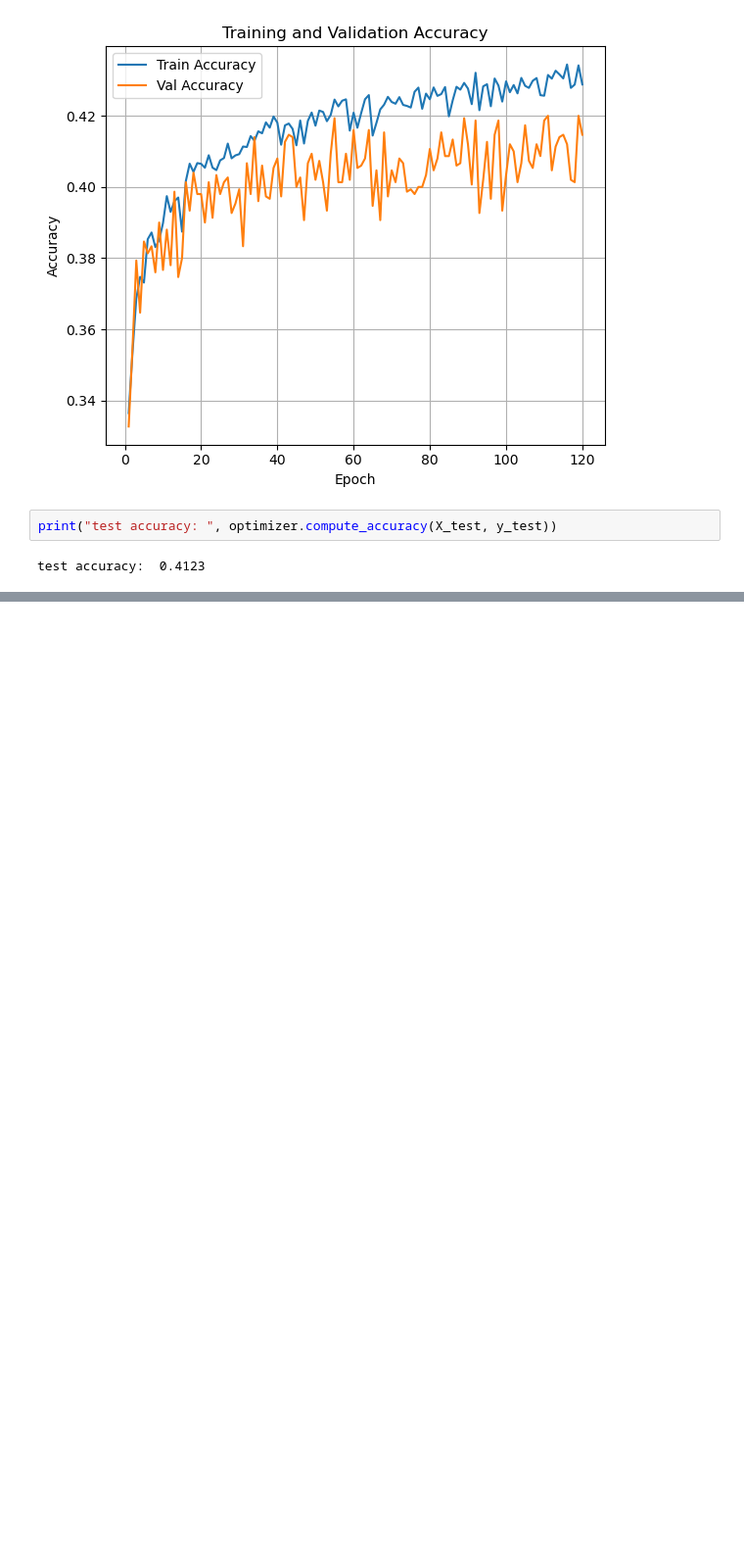
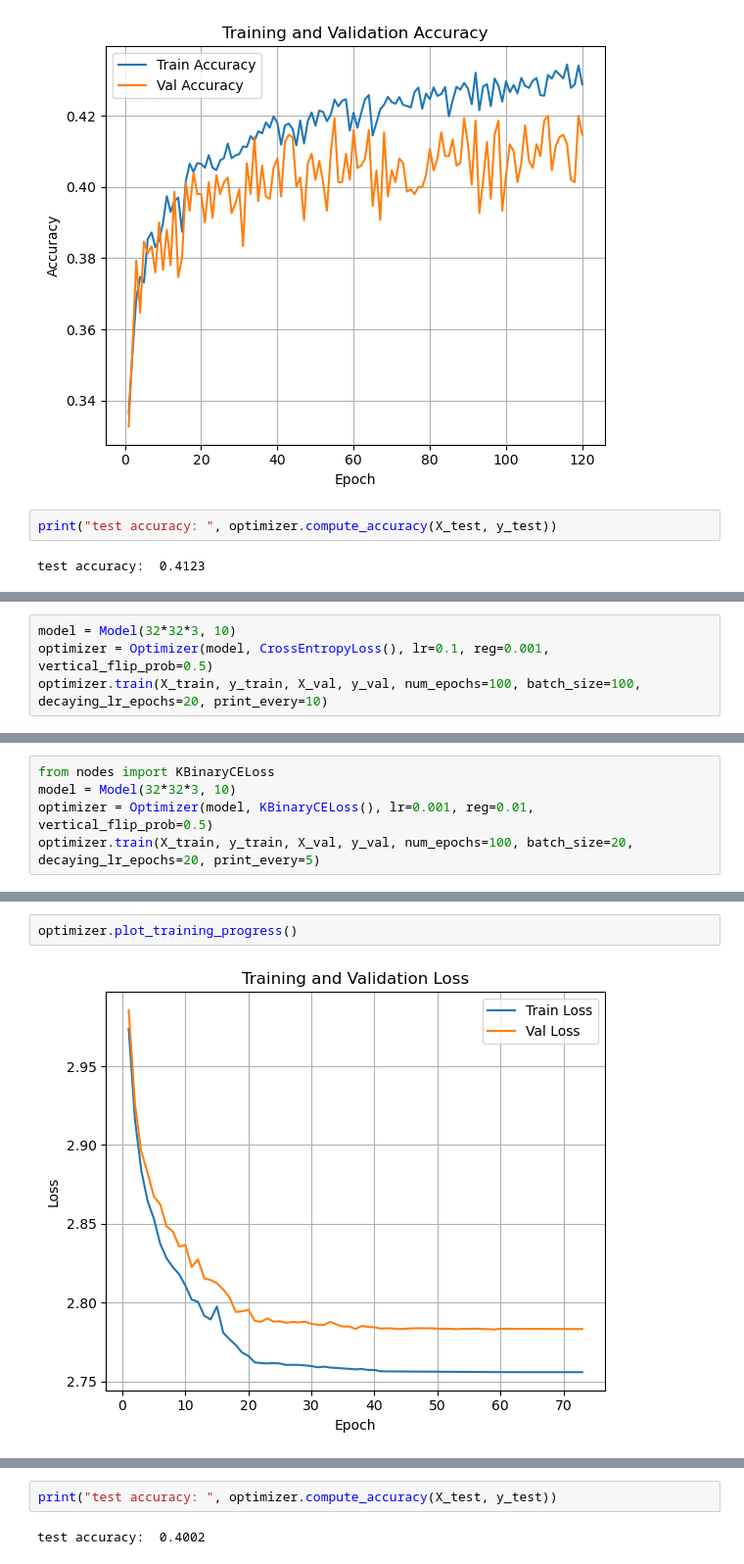
Before and after one commit to kahoujo1/DD2424-assignments, a Jupyter notebook: assignment1/src/optional_part.ipynb, the cells around one changed output, grey strips where cells are left out. Shown at 98% size. Drawn from its saved outputs; the diff is of its cells as text; blank space fills up the shorter version.

```diff
--- a/assignment1/src/optional_part.ipynb
+++ b/assignment1/src/optional_part.ipynb
@@ -155,0 +167,4 @@ test accuracy:  0.4123
+# %%
+model = Model(32*32*3, 10)
+optimizer = Optimizer(model, CrossEntropyLoss(), lr=0.1, reg=0.001, vertical_flip_prob=0.5)
+optimizer.train(X_train, y_train, X_val, y_val, num_epochs=100, batch_size=100, decaying_lr_epochs=20, print_every=10)
@@ -155,0 +195,5 @@ test accuracy:  0.4123
+# %%
+from nodes import KBinaryCELoss
+model = Model(32*32*3, 10)
+optimizer = Optimizer(model, KBinaryCELoss(), lr=0.001, reg=0.01, vertical_flip_prob=0.5)
+optimizer.train(X_train, y_train, X_val, y_val, num_epochs=100, batch_size=20, decaying_lr_epochs=20, print_every=5)
@@ -155,0 +219,4 @@ test accuracy:  0.4123
+# %%
+optimizer.plot_training_progress()
+# %% [output]
+[figure, added]
@@ -155,0 +225,4 @@ test accuracy:  0.4123
+# %%
+print("test accuracy: ", optimizer.compute_accuracy(X_test, y_test))
+# %% [output]
+test accuracy:  0.4002
```
Also changed, not shown: parts of 10 cells of this notebook, 2 other files.
